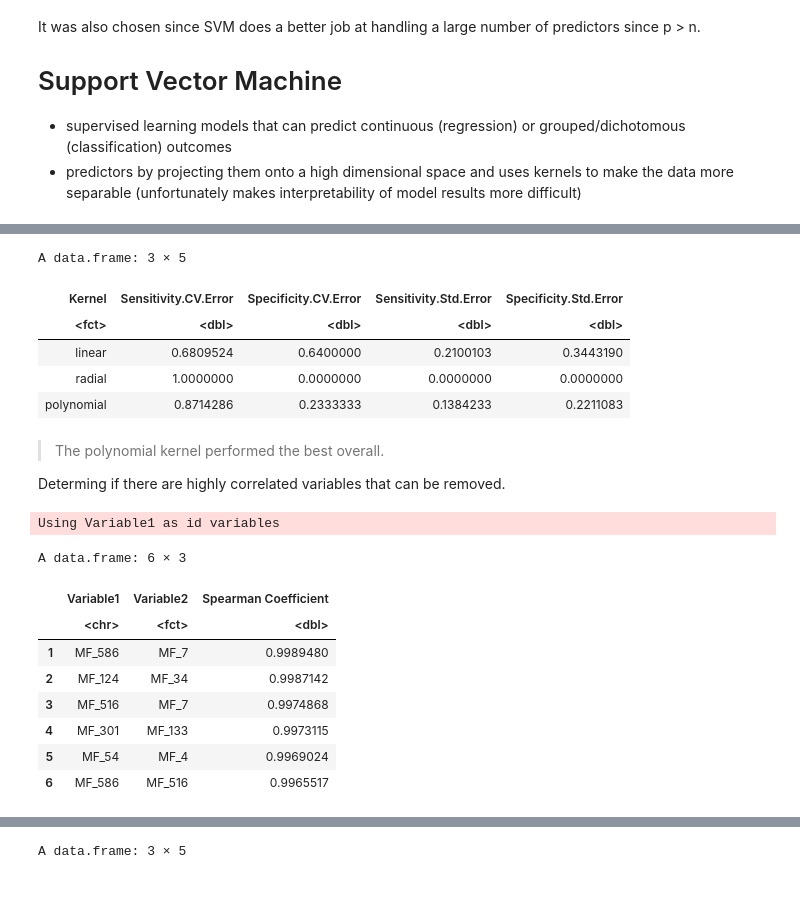
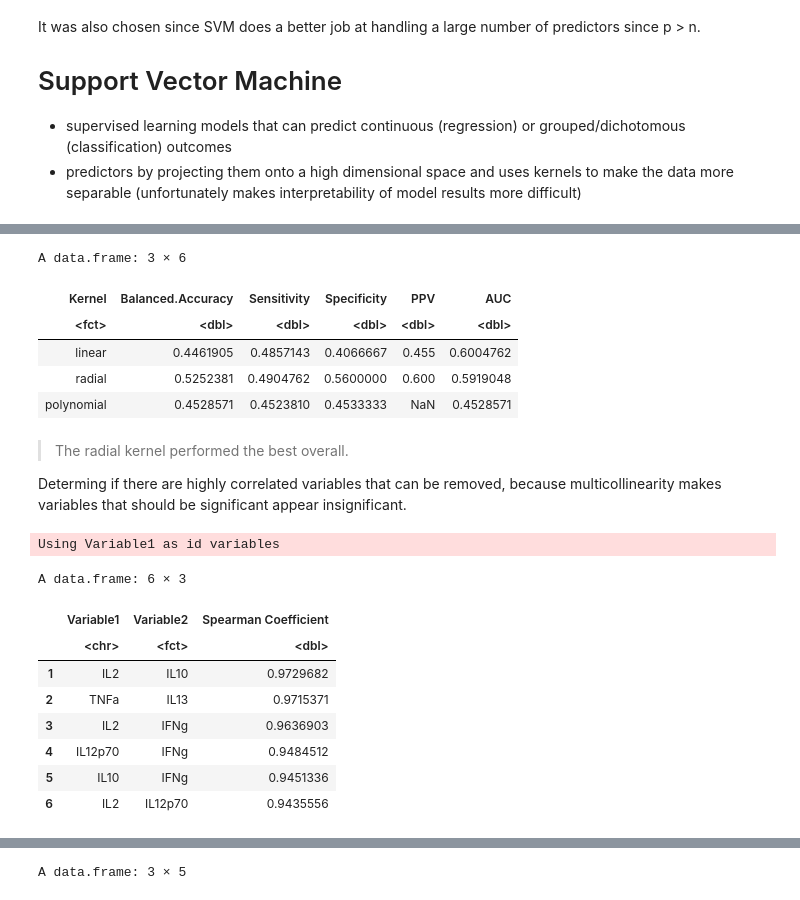
Before and after one commit to UNC-CEMALB/P1002_Ecig-Metabolomics-NELF, a Jupyter notebook: 2. Smoking Status Prediction/SVM.ipynb, the cells around one changed output, grey strips where cells are left out. Saved outputs shown, nothing was run; the diff lists cells and outputs as text; code cells hidden in the pictures.

```diff
--- a/2. Smoking Status Prediction/SVM.ipynb
+++ b/2. Smoking Status Prediction/SVM.ipynb
@@ -10,10 +10,13 @@ library(caret)
 library(e1071)
 library(Hmisc)
 library(glmnet)
+library(pROC)
 
 #reading in file
-molecular_feature_df = data.frame(read_excel("020722_mf_qrilc_df_square.xlsx")) %>%
-    rename(Smoking_Status = group)
+molecular_feature_df = data.frame(read_excel("back_convert_QRILC_imputation_cytokine_data.xlsx")) %>%
+    rename(Smoking_Status = `...1`)
+# data.frame(read_excel("020722_mf_qrilc_df_square.xlsx")) %>%
+#     rename(Smoking_Status = group)
 # %% [output]
 ── Attaching packages ─────────────────────────────────────── tidyverse 1.3.0 ──
 
@@ -47,10 +50,10 @@ A data.frame: 6 × 3052
 # %%
 #first making smoking status column binary denoted by 0 = non smoker and 1 = ecig user
 #removing sample col which isn't necessary
-molecular_feature_df = molecular_feature_df[2:3052] %>%
+molecular_feature_df = molecular_feature_df %>% #[2:3052] %>%
     #grepl is synonymous with "contains"
     #necessary to put it into factor and relevel, so algorithm understands which data is considered baseline
-    mutate(Smoking_Status = relevel(factor(ifelse(grepl("ECig", Smoking_Status), 1, 0)), ref = "0"))
+    mutate(Smoking_Status = relevel(factor(ifelse(grepl("Ecig", Smoking_Status), 1, 0)), ref = "0"))
 
 head(molecular_feature_df)
 # %% [output]
@@ -131,23 +150,24 @@ svm_polynomial = svm_classification_model_errors(molecular_feature_df, "polynomi
 # %%
 #creating one combined df
 final_df = data.frame(rbind(svm_linear, svm_radial, svm_polynomial))
-final_df = data.frame(Kernel = c("linear", "radial", "polynomial"), final_df[,1:4])
+final_df = data.frame(Kernel = c("linear", "radial", "polynomial"), final_df)
 final_df
 # %% [output]
-A data.frame: 3 × 5
+A data.frame: 3 × 6
-| Kernel | Sensitivity.CV.Error | Specificity.CV.Error | Sensitivity.Std.Error | Specificity.Std.Error |
-| <fct> | <dbl> | <dbl> | <dbl> | <dbl> |
-| linear | 0.6809524 | 0.6400000 | 0.2100103 | 0.3443190 |
-| radial | 1.0000000 | 0.0000000 | 0.0000000 | 0.0000000 |
-| polynomial | 0.8714286 | 0.2333333 | 0.1384233 | 0.2211083 |
+| Kernel | Balanced.Accuracy | Sensitivity | Specificity | PPV | AUC |
+| <fct> | <dbl> | <dbl> | <dbl> | <dbl> | <dbl> |
+| linear | 0.4461905 | 0.4857143 | 0.4066667 | 0.455 | 0.6004762 |
+| radial | 0.5252381 | 0.4904762 | 0.5600000 | 0.600 | 0.5919048 |
+| polynomial | 0.4528571 | 0.4523810 | 0.4533333 | NaN | 0.4528571 |
 # %% [markdown]
-> The polynomial kernel performed the best overall.
+> The radial kernel performed the best overall.
 
-Determing if there are highly correlated variables that can be removed.
+Determing if there are highly correlated variables that can be removed, because multicollinearity makes variables that should be significant appear insignificant.
 # %%
 #creating correlation matrix
 #the cut off can be arbitrary, but due to the high number of correlations, 0.85 became the cutoff
-corr_matrix = rcorr(as.matrix(molecular_feature_df[2:3051]), type = "spearman")
+corr_matrix = rcorr(as.matrix(molecular_feature_df[2:29]), type = "spearman")
+#corr_matrix = rcorr(as.matrix(molecular_feature_df[2:3051]), type = "spearman")
 #creating df where I can easily view coefficents that are highly correlated (rho > 0.7 or rho < -0.7)
 corr_matrix_df = data.frame(corr_matrix$r) %>%
   rownames_to_column(var = "Variable1") %>%
@@ -165,12 +185,12 @@ Using Variable1 as id variables
 A data.frame: 6 × 3
 |  | Variable1 | Variable2 | Spearman Coefficient |
 |  | <chr> | <fct> | <dbl> |
-| 1 | MF_586 | MF_7 | 0.9989480 |
-| 2 | MF_124 | MF_34 | 0.9987142 |
-| 3 | MF_516 | MF_7 | 0.9974868 |
-| 4 | MF_301 | MF_133 | 0.9973115 |
-| 5 | MF_54 | MF_4 | 0.9969024 |
-| 6 | MF_586 | MF_516 | 0.9965517 |
+| 1 | IL2 | IL10 | 0.9729682 |
+| 2 | TNFa | IL13 | 0.9715371 |
+| 3 | IL2 | IFNg | 0.9636903 |
+| 4 | IL12p70 | IFNg | 0.9484512 |
+| 5 | IL10 | IFNg | 0.9451336 |
+| 6 | IL2 | IL12p70 | 0.9435556 |
 # %%
 #determining how many times each feature occurs
 correlation_occurences1 = corr_matrix_df %>%
```
Also changed, not shown: parts of 6 cells of this notebook.
